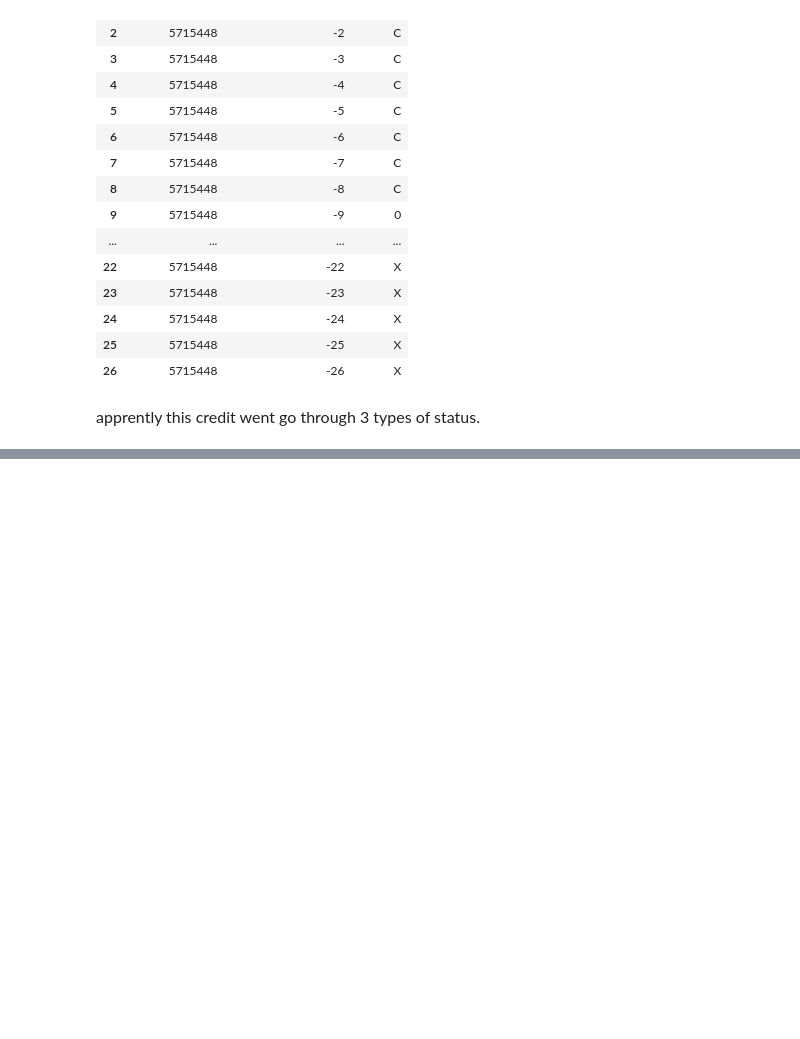
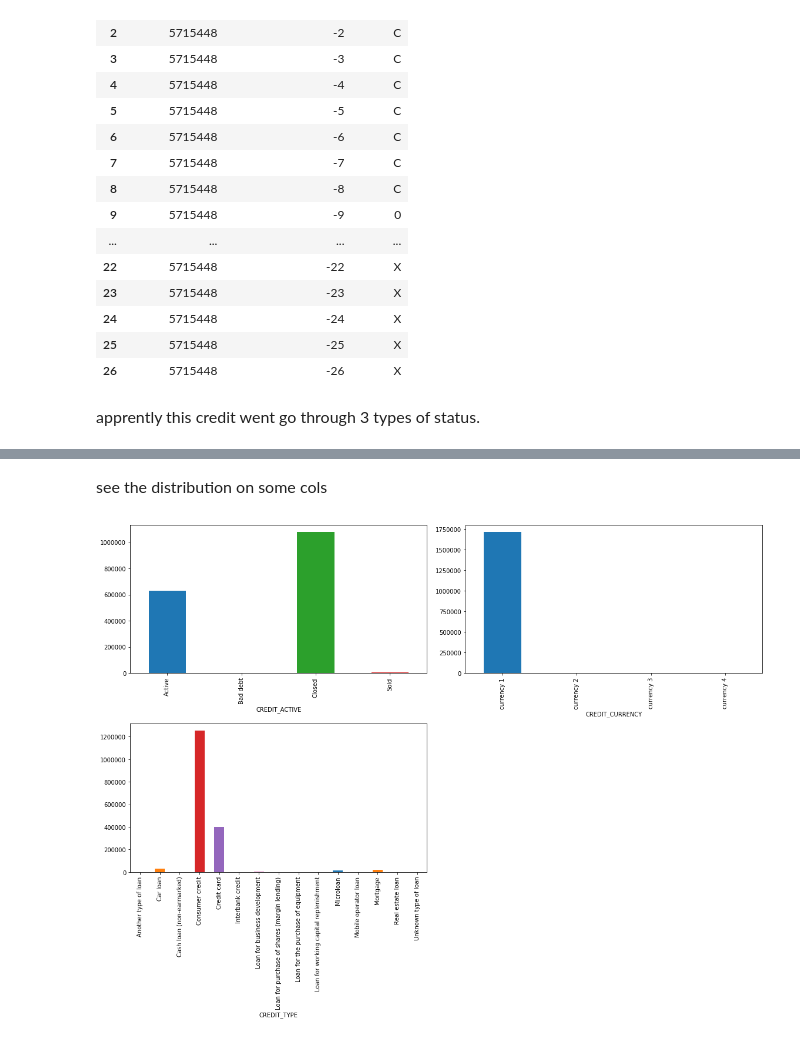
Before and after one commit to jz95/Solution-for-Kaggle-Home-Credit-Default-Risk, a Jupyter notebook: notebook/Bureau.ipynb, the cells around one changed output, grey strips where cells are left out. Saved outputs shown, nothing was run; the diff lists cells and outputs as text; code cells hidden in the pictures; blank space fills up the shorter version.

```diff
--- a/notebook/Bureau.ipynb
+++ b/notebook/Bureau.ipynb
@@ -136,0 +176,3 @@ bb.groupby('SK_ID_BUREAU').size()
+# %%
+for col in bb_agg.columns:
+    print(col)
@@ -155,9 +242,0 @@ def one_hot_encoder(df, nan_as_category=True):
-# %%
-bb, bb_cat = one_hot_encoder(bureau_balance, True)
-bureau, bureau_cat = one_hot_encoder(bureau, True)
-# %%
-bb_aggregations = {'MONTHS_BALANCE': ['min', 'max', 'size']}
-for col in bb_cat:
-    bb_aggregations[col] = ['mean', 'sum']
-bb_agg = bb.groupby('SK_ID_BUREAU').agg(bb_aggregations)
-bb_agg.columns = pd.Index([e[0] + "_" + e[1].upper() for e in bb_agg.columns.tolist()])
@@ -212,0 +264,20 @@ bureau[(bureau['CREDIT_ACTIVE'] == 'Active') & (bureau['DAYS_CREDIT_ENDDATE'] <
+# %% [markdown]
+<font size=3> see the distribution on some cols
+# %%
+cate_cols = [col for col in bureau.columns if bureau[col].dtype == 'object']
+# %%
+def draw_cate_dist(cols):
+    from math import ceil
+    n_row = ceil(len(cols) / 2)
+    i = 1
+    plt.figure(figsize=(16, 12))
+    for col in cols:
+        plt.subplot(n_row, 2, i)
+        bureau.groupby(col).size().plot(kind='bar')
+        i += 1
+    plt.tight_layout()
+    plt.show()
+
+draw_cate_dist(cate_cols)
+# %% [output]
+[figure, added]
```
Also changed, not shown: parts of 34 cells of this notebook, 15 other files.
